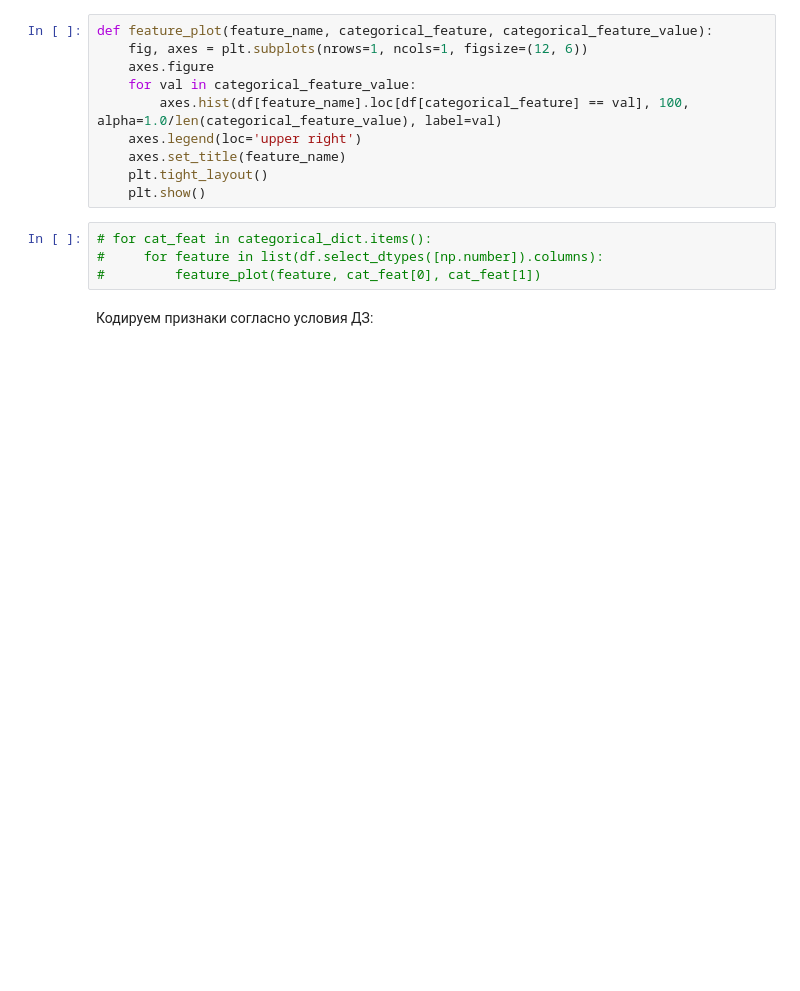
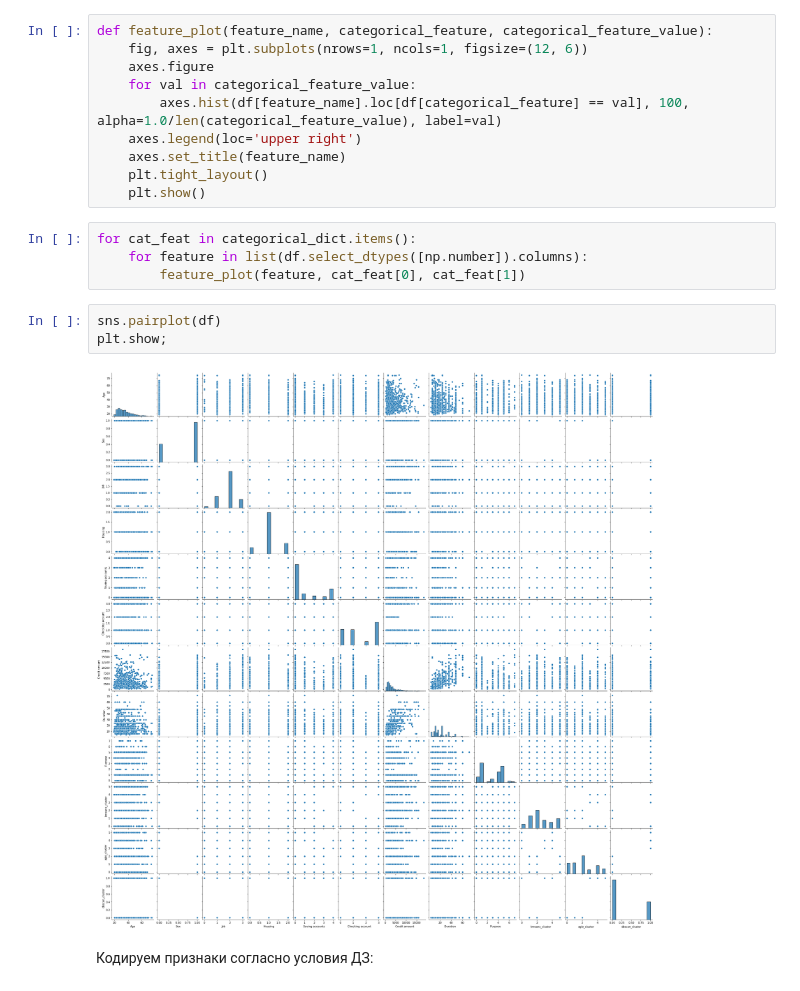
Before and after one commit to rpurei/otus, a Jupyter notebook: prof-hw2/ml_prof_hw02.ipynb, the cells around one changed output. Drawn from its saved outputs; the diff is of its cells as text; blank space fills up the shorter version.

```diff
--- a/prof-hw2/ml_prof_hw02.ipynb
+++ b/prof-hw2/ml_prof_hw02.ipynb
@@ -145,8 +152,13 @@ def feature_plot(feature_name, categorical_feature, categorical_feature_value):
     plt.tight_layout()
     plt.show()
 # %%
-# for cat_feat in categorical_dict.items():
-#     for feature in list(df.select_dtypes([np.number]).columns):
-#         feature_plot(feature, cat_feat[0], cat_feat[1])
+for cat_feat in categorical_dict.items():
+    for feature in list(df.select_dtypes([np.number]).columns):
+        feature_plot(feature, cat_feat[0], cat_feat[1])
+# %%
+sns.pairplot(df)
+plt.show;
+# %% [output]
+[figure, added]
 # %% [markdown]
 Кодируем признаки согласно условия ДЗ:
```
Also changed, not shown: parts of 58 cells of this notebook.
